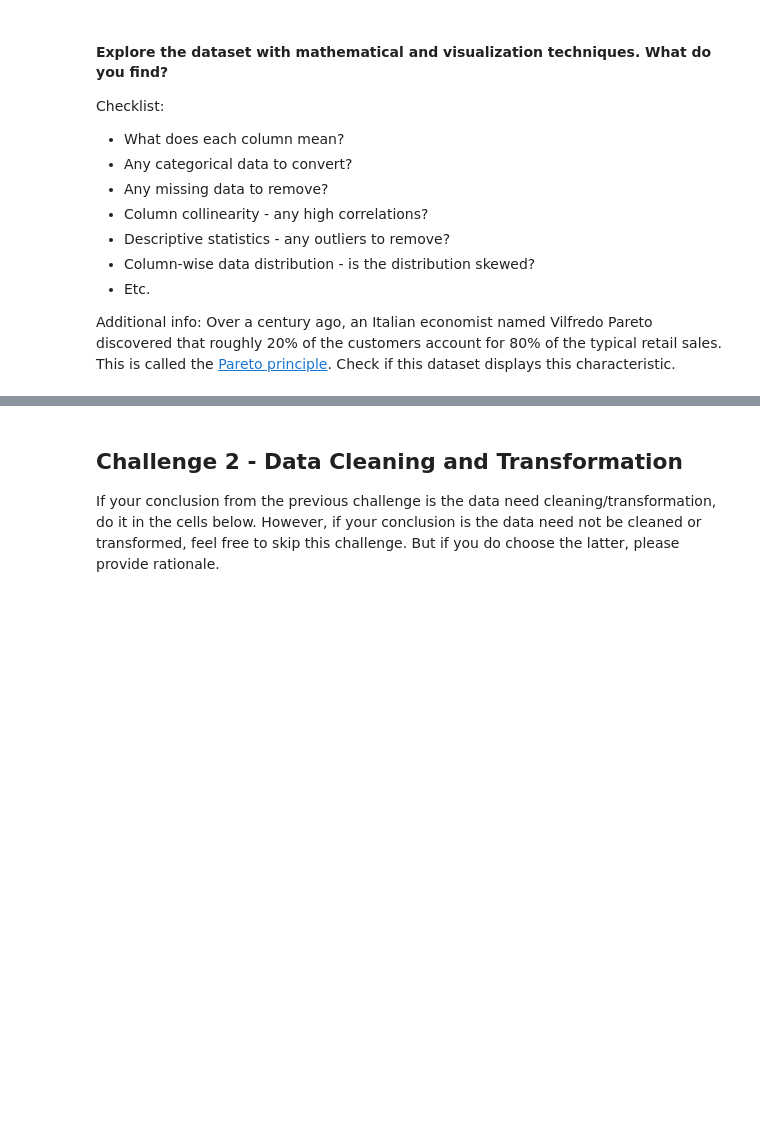
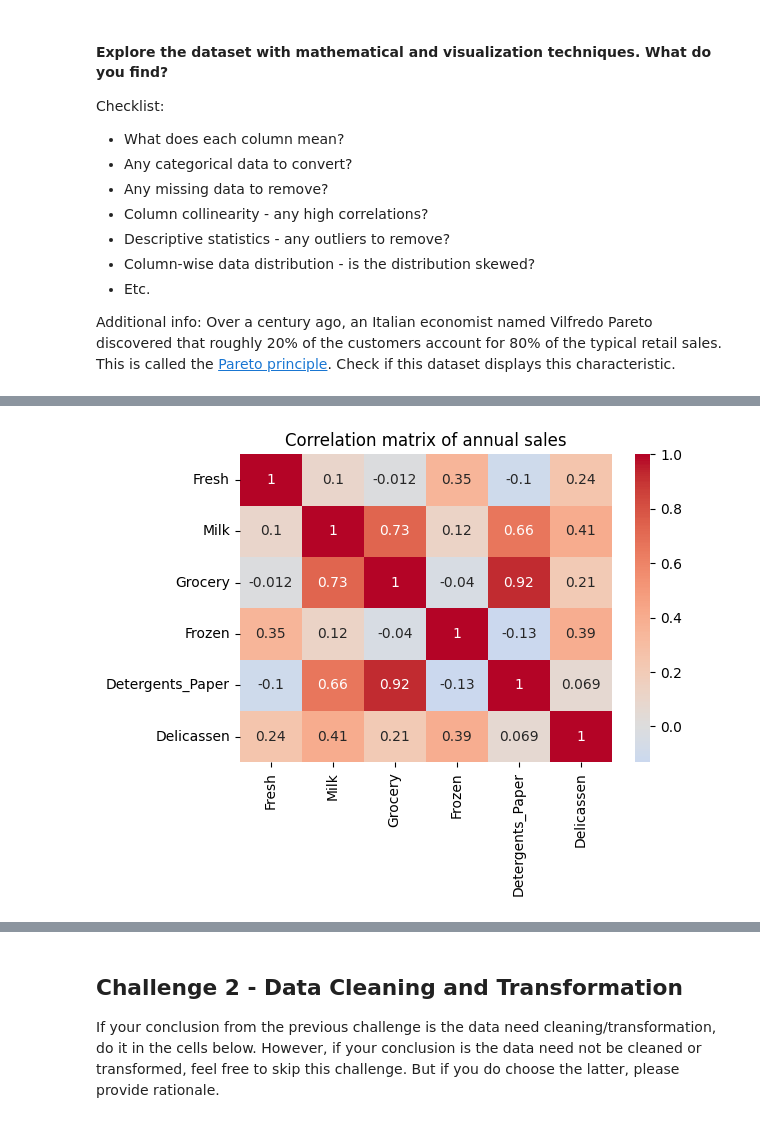
Before and after one commit to leonbts/lab-dsai-unsupervised-learning, a Jupyter notebook: your-code/main.ipynb, the cells around one changed output, grey strips where cells are left out. Cells and saved outputs as stored; diff of their text form; code cells hidden in the pictures; blank space fills up the shorter version.

```diff
--- a/your-code/main.ipynb
+++ b/your-code/main.ipynb
@@ -28,3 +27,16 @@ Well, it's time to bring him back and use it in our lab pipeline.
+# %%
+username = 'root'
+password = ''
+host = 'localhost'
+port = '3306'
+database = 'ml_dbs'
+table_name = 'wholesale_customers_data'
+
+connection_string = f'mysql+pymysql://{username}:{password}@{host}:{port}/{database}'
+
+engine = create_engine(connection_string)
+
+customers_df = pd.read_sql_table(table_name, con=engine)
 # %% [markdown]
 ## Challenge 1 - Describe the Dataset
 
@@ -51,0 +107,14 @@ Additional info: Over a century ago, an Italian economist named Vilfredo Pareto
+# %%
+# Collinearity
+
+# Correlation matrix
+sales_cols = ["Fresh", "Milk", "Grocery", "Frozen", "Detergents_Paper", "Delicassen"]
+corr = customers_df[sales_cols].corr()
+
+# Heatmap
+plt.figure(figsize=(6,4))
+sns.heatmap(corr, annot=True, cmap="coolwarm", center=0)
+plt.title("Correlation matrix of annual sales")
+plt.show()
+# %% [output]
+[figure, added]
```
Also changed, not shown: parts of 42 cells of this notebook.
